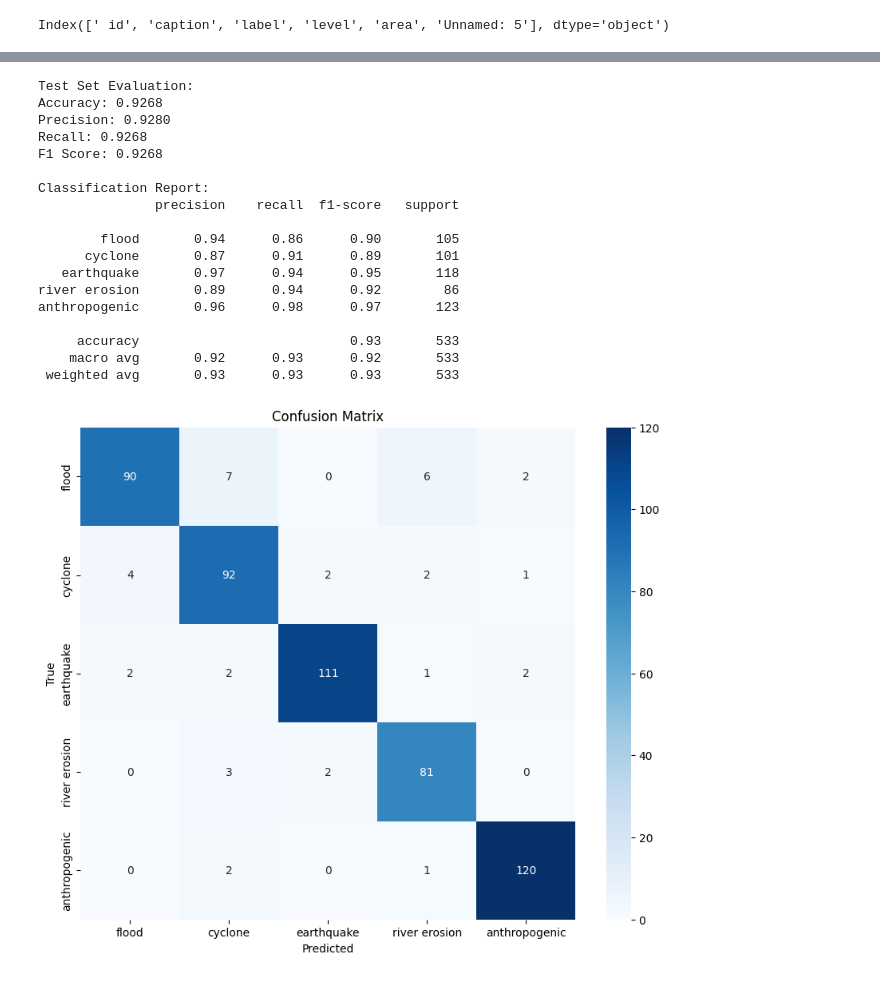
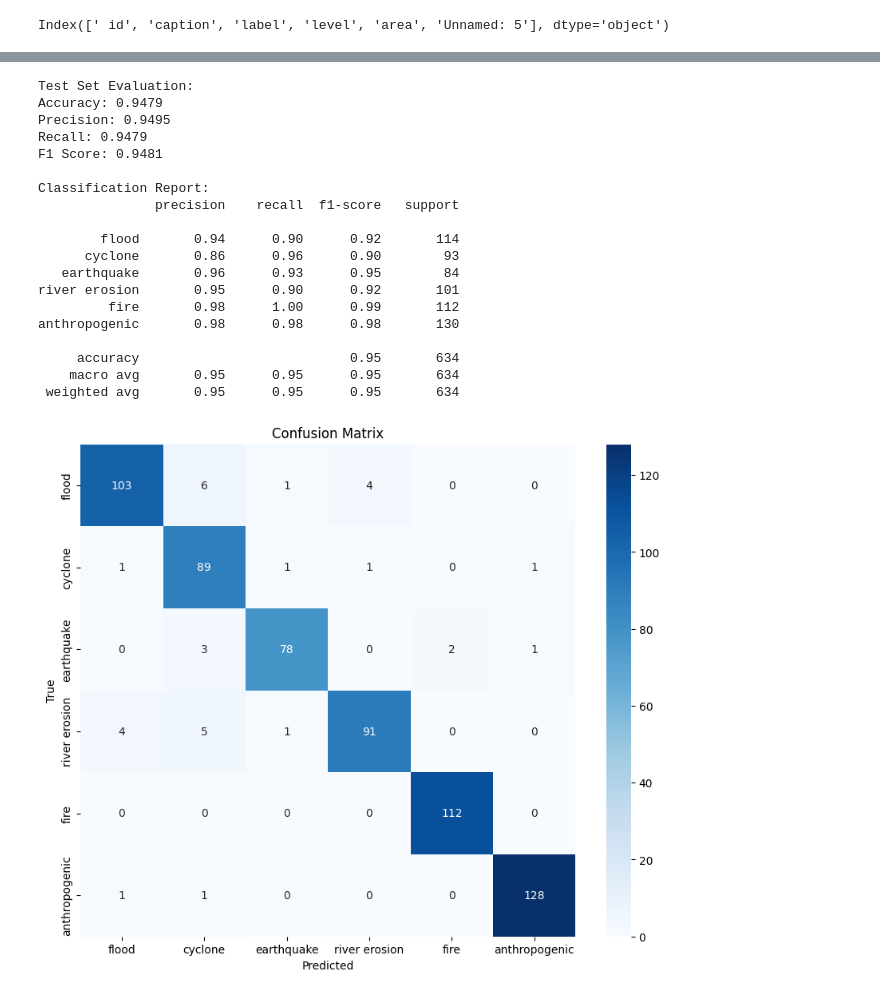
Before and after one commit to SanjidaPriya57/Multimodal_Disaster_Dataset_Bangla-MDDB, a Jupyter notebook: xlmr-efficientnet-multiclass-mddb.ipynb, the cells around one changed output, grey strips where cells are left out. Drawn from its saved outputs; the diff is of its cells as text; code cells hidden in the pictures.

```diff
--- a/xlmr-efficientnet-multiclass-mddb.ipynb
+++ b/xlmr-efficientnet-multiclass-mddb.ipynb
@@ -261,22 +232,27 @@ class EarlyFusionModel(nn.Module):
 # %%
-# Initialize model, loss, and optimizer
+# Training setup
 device = torch.device('cuda' if torch.cuda.is_available() else 'cpu')
-model = EarlyFusionModel(num_classes=5).to(device)
+model = EarlyFusionModel(num_classes=6).to(device)
 criterion = nn.CrossEntropyLoss()
 optimizer = torch.optim.Adam(model.parameters(), lr=2e-5)
+scheduler = torch.optim.lr_scheduler.ReduceLROnPlateau(optimizer, mode='min', patience=2, factor=0.5)
+
+# Mixed precision training
+scaler = torch.cuda.amp.GradScaler()
 
 # Training loop with early stopping
 num_epochs = 10
+patience = 3
+early_stop_counter = 0
+best_valid_loss = float('inf')
+best_model_path = 'best_model.pth'
 train_losses = []
 valid_losses = []
-best_valid_loss = float('inf')
-best_model_path = 'best_model.pth'
-patience = 3
-early_stop_counter = 0
 
 for epoch in range(num_epochs):
     model.train()
     train_loss = 0.0
+
     for batch in tqdm(train_loader, desc=f"Epoch {epoch+1}/{num_epochs}"):
         input_ids = batch['input_ids'].to(device)
         attention_mask = batch['attention_mask'].to(device)
@@ -284,10 +260,15 @@ for epoch in range(num_epochs):
         labels = batch['label'].to(device)
 
         optimizer.zero_grad()
-        outputs = model(input_ids, attention_mask, images)
-        loss = criterion(outputs, labels)
-        loss.backward()
-        optimizer.step()
+
+        with torch.cuda.amp.autocast():
+            outputs = model(input_ids, attention_mask, images)
+            loss = criterion(outputs, labels)
+
+        scaler.scale(loss).backward()
+        scaler.step(optimizer)
+        scaler.update()
+
         train_loss += loss.item() * input_ids.size(0)
 
     train_loss /= len(train_dataset)
@@ -312,7 +293,9 @@ for epoch in range(num_epochs):
 
     print(f"Epoch {epoch+1}/{num_epochs}, Train Loss: {train_loss:.4f}, Val Loss: {valid_loss:.4f}")
 
-    # Save best model and check for early stopping
+    scheduler.step(valid_loss)
+
+    # Early stopping
     if valid_loss < best_valid_loss:
         best_valid_loss = valid_loss
         torch.save(model.state_dict(), best_model_path)
@@ -320,10 +303,10 @@ for epoch in range(num_epochs):
     else:
         early_stop_counter += 1
         if early_stop_counter >= patience:
-            print(f"Early stopping triggered after {epoch+1} epochs.")
+            print(f"Early stopping triggered at epoch {epoch+1}")
             break
 
-# Load best model for evaluation
+# Load best model
 model.load_state_dict(torch.load(best_model_path))
 # model.eval()
 # %% [output]
@@ -370,45 +354,46 @@ with torch.no_grad():
         true_labels.extend(labels.cpu().numpy())
         pred_labels.extend(preds.cpu().numpy())
 
 # Compute metrics
 accuracy = accuracy_score(true_labels, pred_labels)
 precision = precision_score(true_labels, pred_labels, average='weighted')
 recall = recall_score(true_labels, pred_labels, average='weighted')
 f1 = f1_score(true_labels, pred_labels, average='weighted')
 
 print("\nTest Set Evaluation:")
 print(f"Accuracy: {accuracy:.4f}")
 print(f"Precision: {precision:.4f}")
 print(f"Recall: {recall:.4f}")
 print(f"F1 Score: {f1:.4f}")
 print("\nClassification Report:")
-print(classification_report(true_labels, pred_labels, target_names=['flood', 'cyclone', 'earthquake', 'river erosion', 'anthropogenic']))
+print(classification_report(true_labels, pred_labels, target_names=['flood', 'cyclone', 'earthquake', 'river erosion','fire', 'anthropogenic']))
 
 # Plot confusion matrix
 cm = confusion_matrix(true_labels, pred_labels)
 plt.figure(figsize=(10, 8))
-sns.heatmap(cm, annot=True, fmt='d', cmap='Blues', xticklabels=['flood', 'cyclone', 'earthquake', 'river erosion', 'anthropogenic'], yticklabels=['flood', 'cyclone', 'earthquake', 'river erosion', 'anthropogenic'])
+sns.heatmap(cm, annot=True, fmt='d', cmap='Blues', xticklabels=['flood', 'cyclone', 'earthquake', 'river erosion','fire', 'anthropogenic'], yticklabels=['flood', 'cyclone', 'earthquake', 'river erosion','fire', 'anthropogenic'])
 plt.xlabel('Predicted')
 plt.ylabel('True')
 plt.title('Confusion Matrix')
 plt.show()
 # %% [output]
 Test Set Evaluation:
-Accuracy: 0.9268
-Precision: 0.9280
-Recall: 0.9268
-F1 Score: 0.9268
+Accuracy: 0.9479
+Precision: 0.9495
+Recall: 0.9479
+F1 Score: 0.9481
 
 Classification Report:
                precision    recall  f1-score   support
 
-        flood       0.94      0.86      0.90       105
-      cyclone       0.87      0.91      0.89       101
-   earthquake       0.97      0.94      0.95       118
-river erosion       0.89      0.94      0.92        86
-anthropogenic       0.96      0.98      0.97       123
+        flood       0.94      0.90      0.92       114
+      cyclone       0.86      0.96      0.90        93
+   earthquake       0.96      0.93      0.95        84
+river erosion       0.95      0.90      0.92       101
+         fire       0.98      1.00      0.99       112
+anthropogenic       0.98      0.98      0.98       130
 
-     accuracy                           0.93       533
-    macro avg       0.92      0.93      0.92       533
- weighted avg       0.93      0.93      0.93       533
+     accuracy                           0.95       634
+    macro avg       0.95      0.95      0.95       634
+ weighted avg       0.95      0.95      0.95       634
-[figure, old version]
+[figure, new version]
```
Also changed, not shown: parts of 11 cells of this notebook.
